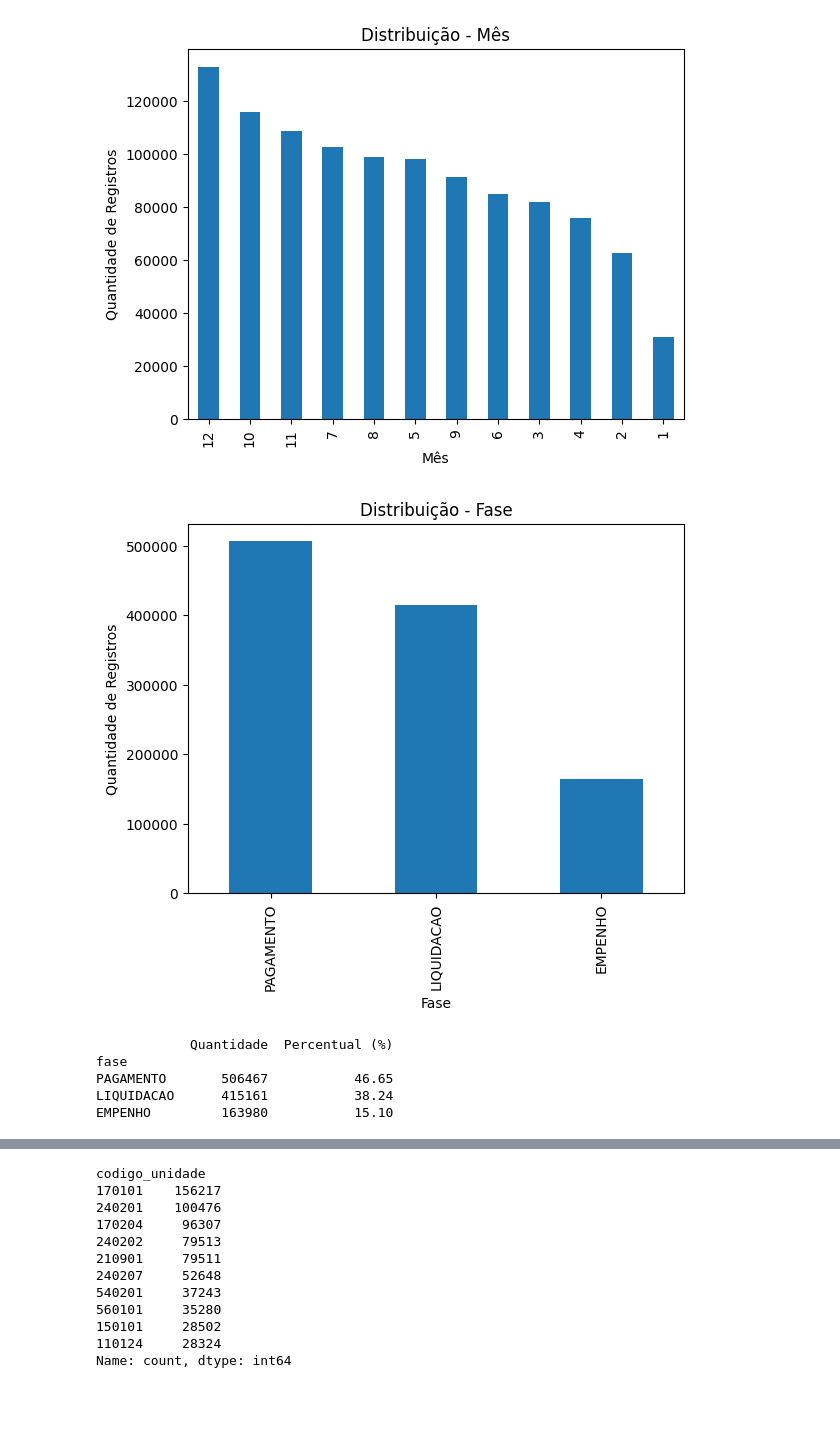
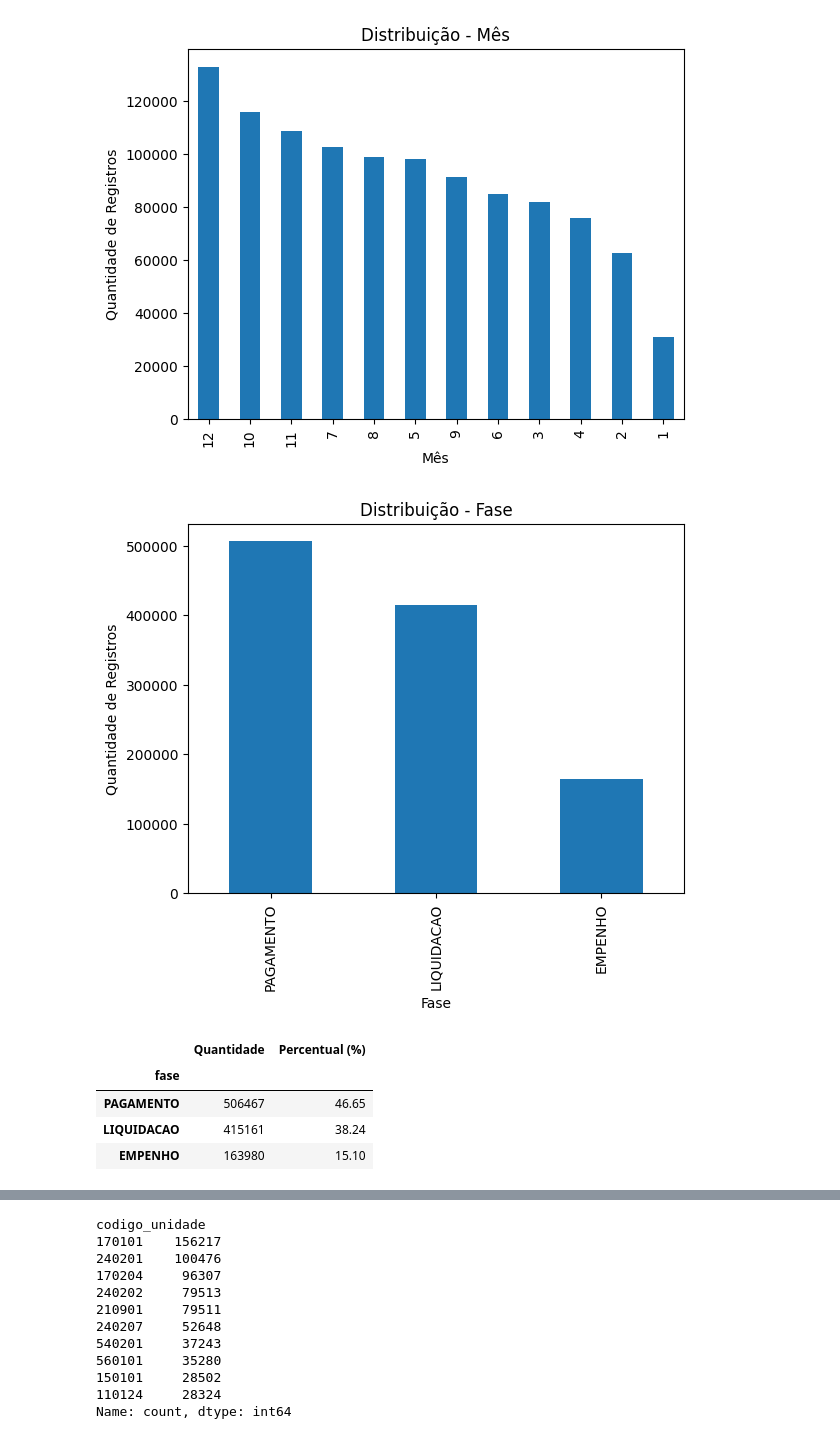
Before and after one commit to Rxz1Eaco/monografia, a Jupyter notebook: notebooks/EDA.ipynb, the cells around one changed output, grey strips where cells are left out. Saved outputs shown, nothing was run; the diff lists cells and outputs as text; code cells hidden in the pictures; blank space fills up the shorter version.

```diff
--- a/notebooks/EDA.ipynb
+++ b/notebooks/EDA.ipynb
@@ -76,22 +76,22 @@ plt.show()
 # %%
 plt.title("Distribuição - Fase")
 df["fase"].value_counts().plot(kind="bar")
 plt.ylabel("Quantidade de Registros")
 plt.xlabel("Fase")
 
 plt.show()
 
 
 contagem = df['fase'].value_counts()
 percentual = df['fase'].value_counts(normalize=True).mul(100).round(2)
 
 df_resumo = pd.DataFrame({'Quantidade': contagem, 'Percentual (%)': percentual})
-print(df_resumo)
+display(df_resumo)
 # %% [output]
 [figure]
-            Quantidade  Percentual (%)
-fase
-PAGAMENTO       506467           46.65
-LIQUIDACAO      415161           38.24
-EMPENHO         163980           15.10
+|  | Quantidade | Percentual (%) |
+| fase |  |  |
+| PAGAMENTO | 506467 | 46.65 |
+| LIQUIDACAO | 415161 | 38.24 |
+| EMPENHO | 163980 | 15.10 |
 # %%
```
Also changed, not shown: parts of 22 cells of this notebook.
